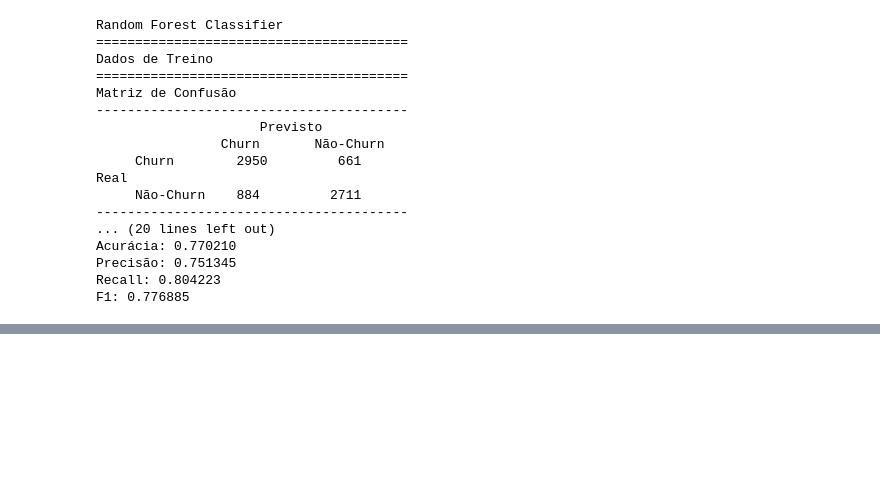
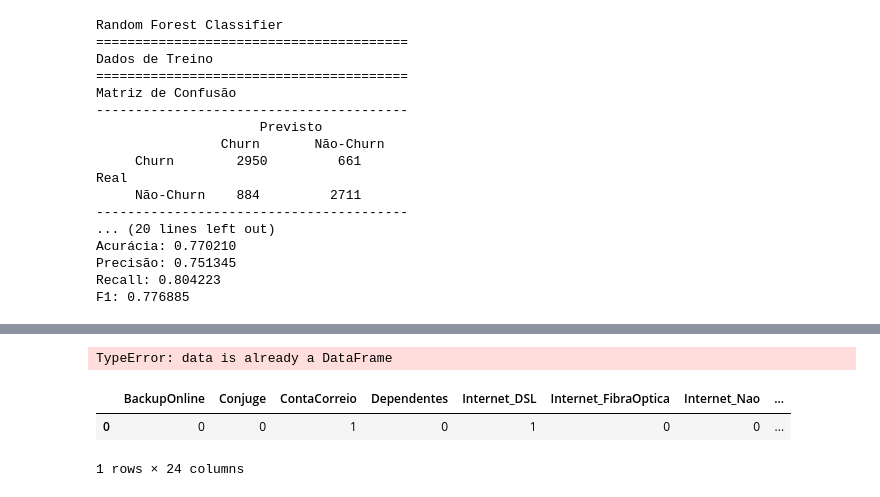
Before and after one commit to HenryJKS/MyProjectData, a Jupyter notebook: Pyspark/Curso PySpark Modelos de Classificação/Criando Modelos.ipynb, the cells around one changed output, grey strips where cells are left out. Saved outputs shown, nothing was run; the diff lists cells and outputs as text; code cells hidden in the pictures; blank space fills up the shorter version.

```diff
--- a/Pyspark/Curso PySpark Modelos de Classificação/Criando primeiro modelo.ipynb
+++ b/Pyspark/Curso PySpark Modelos de Classificação/Criando Modelos.ipynb
@@ -461,0 +715,37 @@ F1: 0.776885
+# %%
+novo_cliente = [{
+    'Mais65anos': 0,
+    'MesesDeContrato': 1,
+    'MesesCobrados': 45.30540797610398,
+    'Conjuge': 0,
+    'Dependentes': 0,
+    'TelefoneFixo': 0,
+    'MaisDeUmaLinhaTelefonica': 0,
+    'SegurancaOnline': 0,
+    'BackupOnline': 0,
+    'SeguroDispositivo': 0,
+    'SuporteTecnico': 0,
+    'TVaCabo': 1,
+    'StreamingFilmes': 1,
+    'ContaCorreio': 1,
+    'Internet_DSL': 1,
+    'Internet_FibraOptica': 0,
+    'Internet_Nao': 0,
+    'TipoContrato_Mensalmente': 1,
+    'TipoContrato_UmAno': 0,
+    'TipoContrato_DoisAnos': 0,
+    'MetodoPagamento_DebitoEmConta': 0,
+    'MetodoPagamento_CartaoCredito': 0,
+    'MetodoPagamento_BoletoEletronico': 1,
+    'MetodoPagamento_Boleto': 0
+}]
+# %%
+novo_cliente = spark.createDataFrame(novo_cliente)
+# %% [output]
+TypeError: data is already a DataFrame
+# %%
+novo_cliente.toPandas()
+# %% [output]
+|  | BackupOnline | Conjuge | ContaCorreio | Dependentes | Internet_DSL | Internet_FibraOptica | Internet_Nao | ... |
+| 0 | 0 | 0 | 1 | 0 | 1 | 0 | 0 | ... |
+1 rows × 24 columns
```
Also changed, not shown: parts of 35 cells of this notebook, 1 other file.
